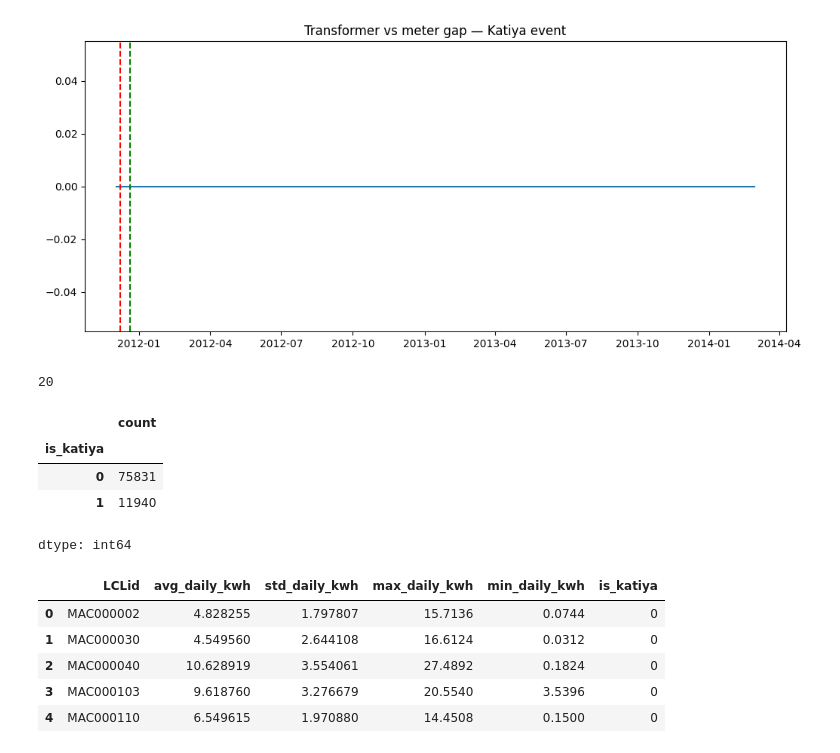
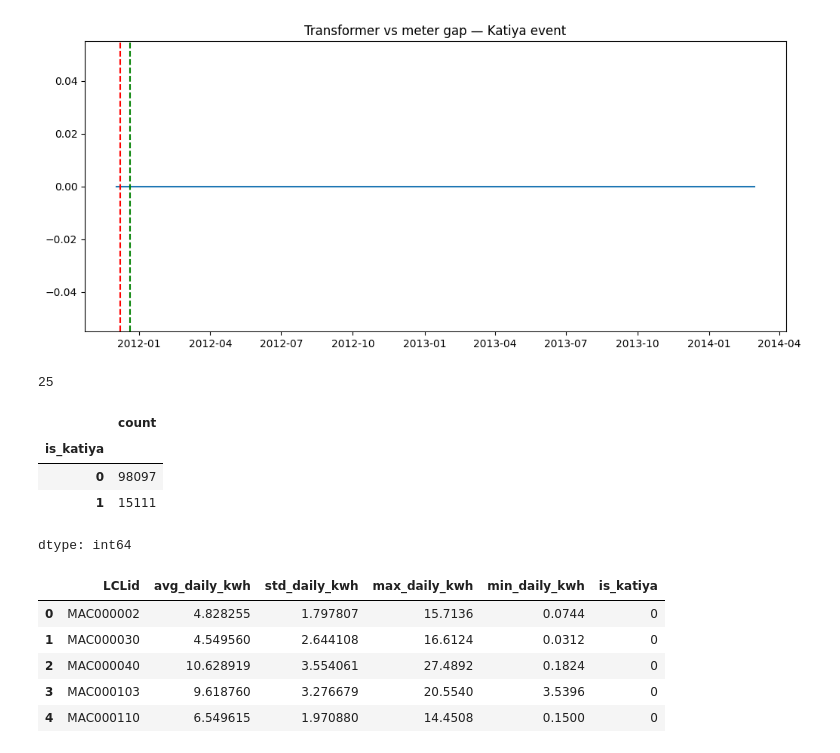
Before and after one commit to parth1rtx/SIH-2026, a Jupyter notebook: dayinbits_week1_1.ipynb, the cells around one changed output. Cells and saved outputs as stored; diff of their text form; code cells hidden in the pictures.

```diff
--- a/dayinbits_week1_1.ipynb
+++ b/dayinbits_week1_1.ipynb
@@ -126,7 +128,7 @@ block_df['energy(kWh/hh)'] = pd.to_numeric(block_df['energy(kWh/hh)'], errors='c
 counts = block_df.groupby('LCLid').size()
 clean_households = counts[counts > 20000].index.tolist()  # households with plenty of readings
 print(len(clean_households))
-selected = clean_households[:150]
+selected = clean_households[:200]
 # %% [output]
 187
 # %%
@@ -222,17 +224,17 @@ plt.show()
 # %%
 import numpy as np
 np.random.seed(42)
-katiya_thieves = np.random.choice(pivot_df.columns.tolist(), size=20, replace=False)
+katiya_thieves = np.random.choice(pivot_df.columns.tolist(), size=25, replace=False)
 daily['is_katiya'] = daily['LCLid'].isin(katiya_thieves).astype(int)
 daily.loc[daily['LCLid'].isin(katiya_thieves), 'daily_kwh'] *= 0.4
 print(len(katiya_thieves))
 daily['is_katiya'].value_counts()
 # %% [output]
-20
+25
 |  | count |
 | is_katiya |  |
-| 0 | 75831 |
-| 1 | 11940 |
+| 0 | 98097 |
+| 1 | 15111 |
 dtype: int64
 # %%
 features = daily.groupby('LCLid').agg(
```
Also changed, not shown: parts of 13 cells of this notebook.
